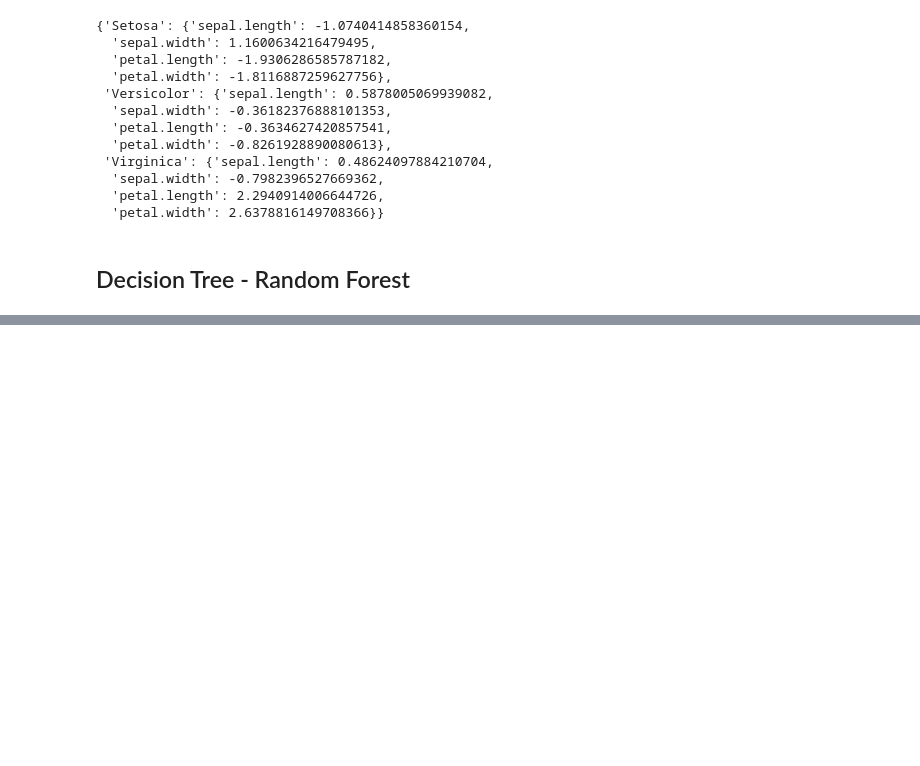
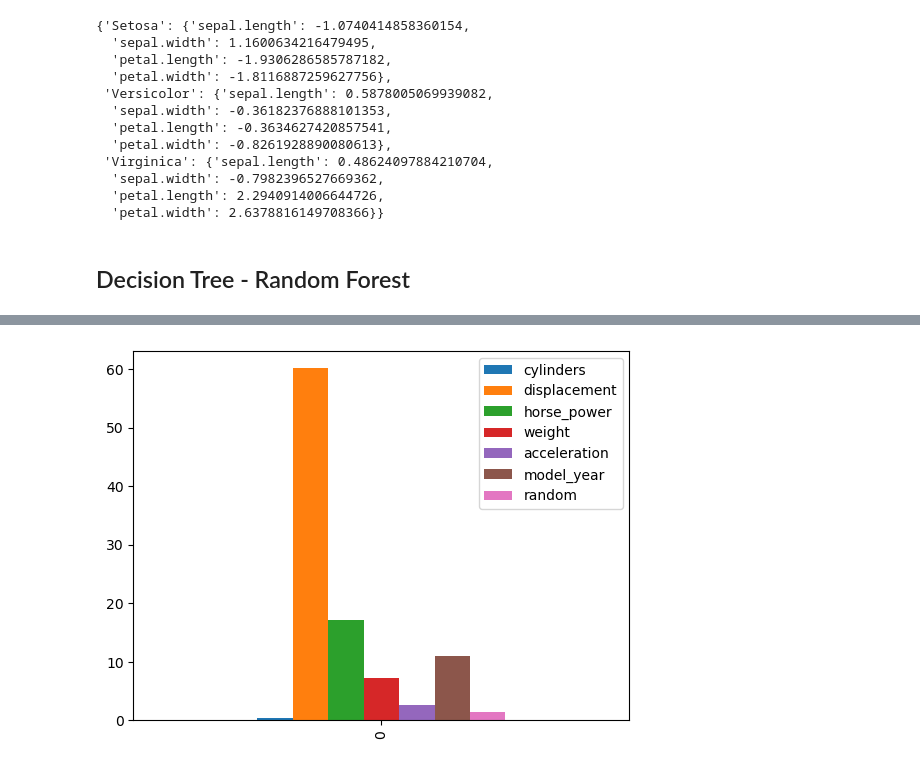
Before and after one commit to Ironhack-Data-Madrid-Abril-2023/apuntes_clase, a Jupyter notebook: semana_7/3.1 - Ingenieria de caracteristicas.ipynb, the cells around one changed output, grey strips where cells are left out. Drawn from its saved outputs; the diff is of its cells as text; code cells hidden in the pictures; blank space fills up the shorter version.

```diff
--- a/semana_7/3.1 - Ingenieria de caracteristicas.ipynb
+++ b/semana_7/3.1 - Ingenieria de caracteristicas.ipynb
@@ -320,0 +325,6 @@ array([-0.20531681,  2.07486525, -1.86954844])
+# %%
+# dtr
+
+X=auto2.drop(columns=['mpg', 'car_name'])
+
+y=auto2.mpg
@@ -320,0 +434,4 @@ array([-0.20531681,  2.07486525, -1.86954844])
+# %%
+X['random'] = np.random.normal(size=len(X))
+
+X.head()
@@ -320,0 +445,6 @@ array([-0.20531681,  2.07486525, -1.86954844])
+# %%
+X_norm=StandardScaler().fit_transform(X)
+
+dtr = DTR().fit(X_norm, y)
+
+dict(zip(X.columns, dtr.feature_importances_*100))
@@ -320,0 +459,4 @@ array([-0.20531681,  2.07486525, -1.86954844])
+# %%
+pd.DataFrame(dict(zip(X.columns, dtr.feature_importances_*100)), index=[0]).plot(kind='bar');
+# %% [output]
+[figure, added]
```
Also changed, not shown: parts of 38 cells of this notebook.
